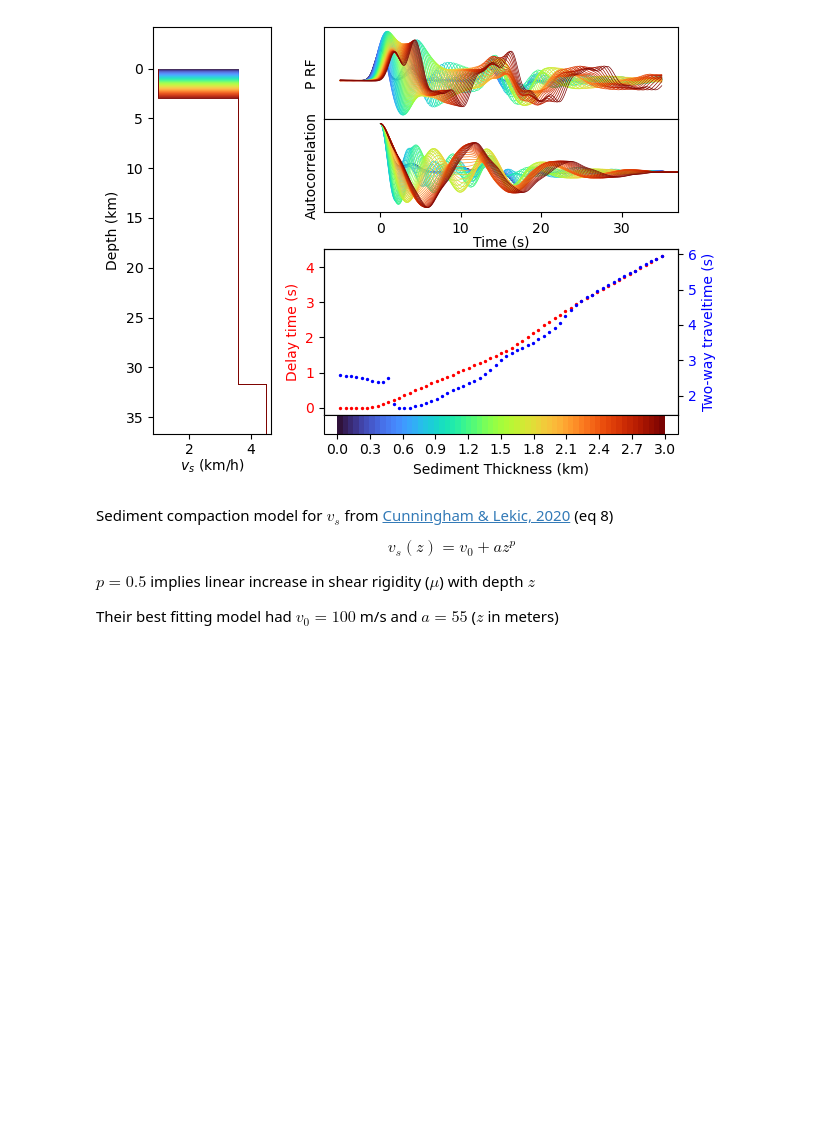
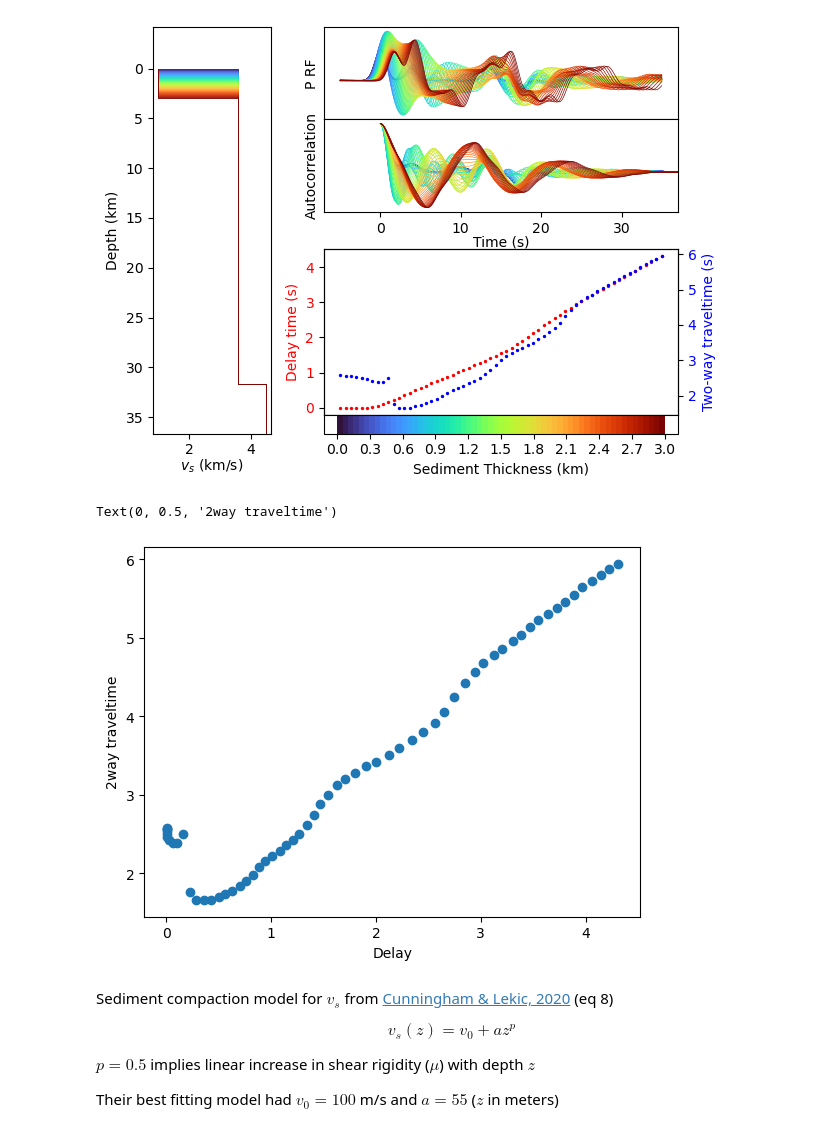
Before and after one commit to auggiemarignier/AusSedThick, a Jupyter notebook: aussedthickrf/forward_modelling.ipynb, the cells around one changed output. Cells and saved outputs as stored; diff of their text form; code cells hidden in the pictures; blank space fills up the shorter version.

```diff
--- a/aussedthickrf/forward_modelling.ipynb
+++ b/aussedthickrf/forward_modelling.ipynb
@@ -275,6 +276,13 @@ cbar_ax.set_xlim([_xmn + 0.03, _xmx - 0.03])
 plt.show()
 # %% [output]
 [figure]
+# %%
+plt.scatter(delays, travel_times)
+plt.xlabel("Delay")
+plt.ylabel("2way traveltime")
+# %% [output]
+Text(0, 0.5, '2way traveltime')
+[figure, added]
 # %% [markdown]
 Sediment compaction model for $v_s$ from [Cunningham & Lekic, 2020](https://doi.org/10.1785/0120190191) (eq 8)
 
```
Also changed, not shown: parts of 5 cells of this notebook.
